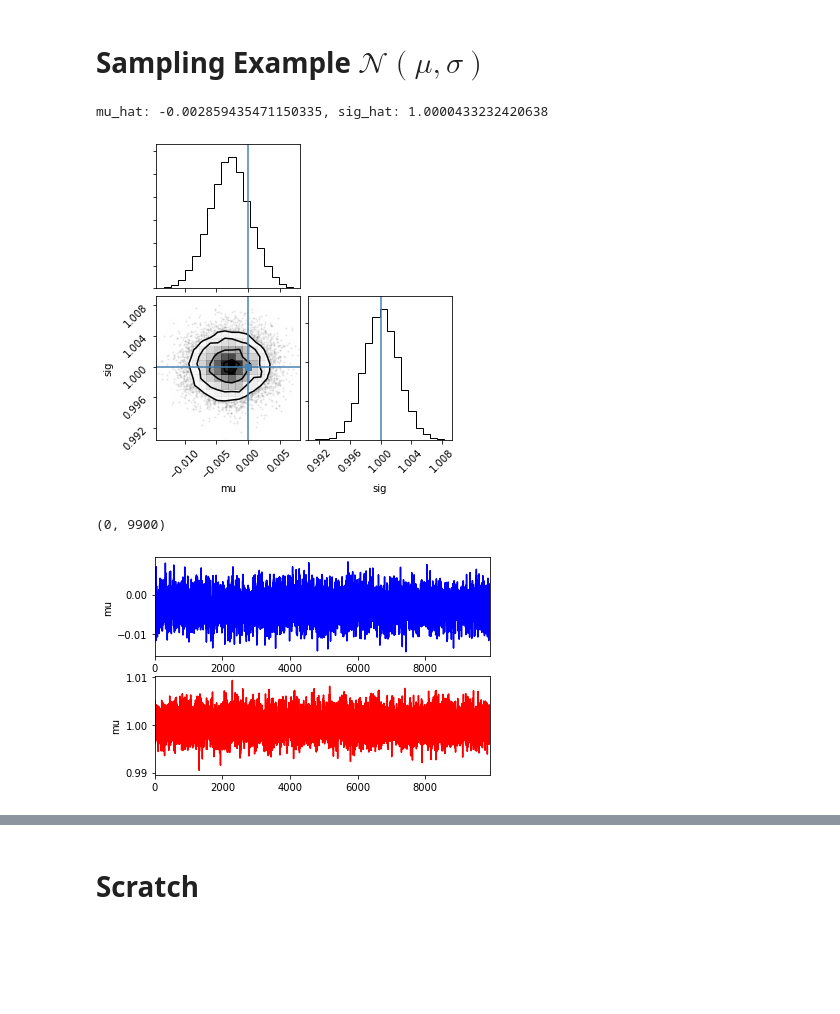
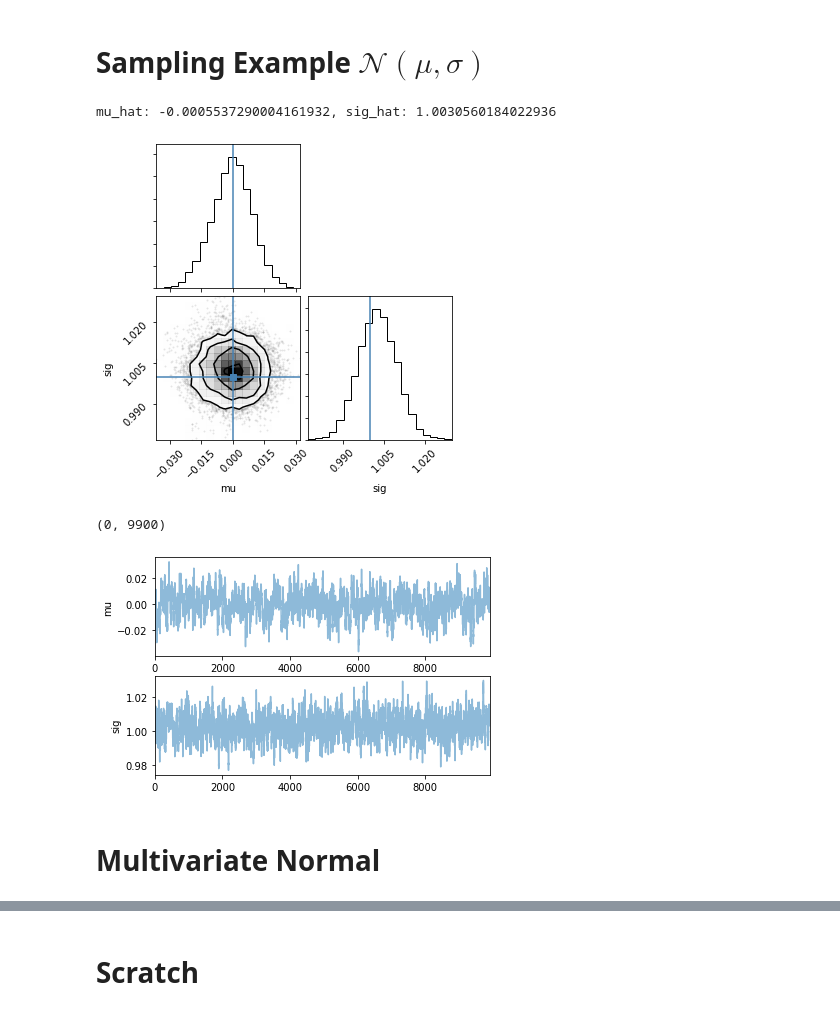
Before and after one commit to maho3/symHMC, a Jupyter notebook: HMC-example.ipynb, the cells around one changed output, grey strips where cells are left out. Saved outputs shown, nothing was run; the diff lists cells and outputs as text; code cells hidden in the pictures; blank space fills up the shorter version.

Commit message:
adding parallelization, multivariate normal example, progress bars

```diff
--- a/HMC-example.ipynb
+++ b/HMC-example.ipynb
@@ -65,8 +71,10 @@ class HMC():
 
         return x, v
 
-    def sample(self, N_samp, data, init_x=None):
-        if init_x==None:
+    def sample(self, N_samp, data, init_x=None, verbose=False):
+        """Samples one HMC chain for N_samp samples."""
+
+        if init_x is None:
             x = 2*np.random.rand(self.n_args)-0.5
         else:
             x = init_x
@@ -74,7 +82,11 @@ class HMC():
         xs = np.zeros(shape=(N_samp, self.n_args))
         xs[0] = x
 
-        for i in range(1, N_samp):
+        i_s = range(1,N_samp)
+        if verbose: # Print progress bar
+            i_s = tqdm(i_s)
+
+        for i in i_s:
             v = mvnorm.rvs(mean=np.zeros(self.n_args), cov=self.M)
 
             xnew, vnew = self.proposal(x, v, data)
@@ -89,18 +101,34 @@ class HMC():
                 xs[i] = xs[i-1]
 
         return xs
+
+    def _pool_helper(self, N_samp, data, init_x, verbose, seed):
+        np.random.seed(seed)
+        return self.sample(N_samp, data, init_x, verbose)
+
+    def sample_pool(self, N_samp, data, N_chains, init_x=None, verbose=False):
+        """Samples N_chains HMC chains in parallel, each for N_samp samples"""
+
+        f = partial(self._pool_helper, N_samp, data, init_x, verbose)
+
+        with mp.Pool(N_chains, initargs=(N_samp, data, init_x)) as pool:
+            out = np.array(pool.map(f,
+                                    np.random.randint(0, 1e5, N_chains),
+                                    ))
+
+        return out
 # %% [markdown]
 # Sampling Example $\mathcal{N}(\mu,\sigma)$
 # %%
 # Generate observed data
 truth = (0,1)
 
-N = 100000
+N = 10000
 data = norm.rvs(loc=truth[0], scale=truth[1], size=N)
 
 print(f'mu_hat: {np.mean(data)}, sig_hat: {np.std(data)}')
 # %% [output]
-mu_hat: -0.002859435471150335, sig_hat: 1.0000433232420638
+mu_hat: -0.0005537290004161932, sig_hat: 1.0030560184022936
 # %%
 # Define Model
 
@@ -131,28 +159,29 @@ def dlogp(args, data):
 sampler = HMC(logp, dlogp, dt=1e-4, L=10, M=0.1*np.identity(2), n_args=2)
 # %%
 # Run sampling
-xs = sampler.sample(int(1e4), data, init_x=[0.1,0.5])
+xs = sampler.sample(int(1e4), data, init_x=[0.1,0.5], verbose=True)
 # %%
 # Burn
-xs = xs[100:]
+xs = xs[100:,:]
 # %%
 # Corner plot
-f = corner.corner(xs, truths=truth, labels=['mu', 'sig'])
+f = corner.corner(xs.reshape(-1,2), truths=truth, labels=['mu', 'sig'])
 # %% [output]
-[figure, old version]
+[figure, new version]
 # %%
 # Trace
 
 f, axs = plt.subplots(2,1)
 
-axs[0].plot(xs[:,0], label='mu', color='b')
+axs[0].plot(xs[:,0], label='mu', alpha=0.5)
 axs[0].set_ylabel('mu')
-axs[0].set_xlim(0,len(xs))
+axs[0].set_xlim(0,xs.shape[0])
 
-
-axs[1].plot(xs[:,1], label='sig', color='r')
-axs[1].set_ylabel('mu')
-axs[1].set_xlim(0,len(xs))
+axs[1].plot(xs[:,1], label='sig', alpha=0.5)
+axs[1].set_ylabel('sig')
+axs[1].set_xlim(0,xs.shape[0])
 # %% [output]
 (0, 9900)
-[figure, old version]
+[figure, new version]
+# %% [markdown]
+# Multivariate Normal
```
Also changed, not shown: parts of 8 cells of this notebook.
